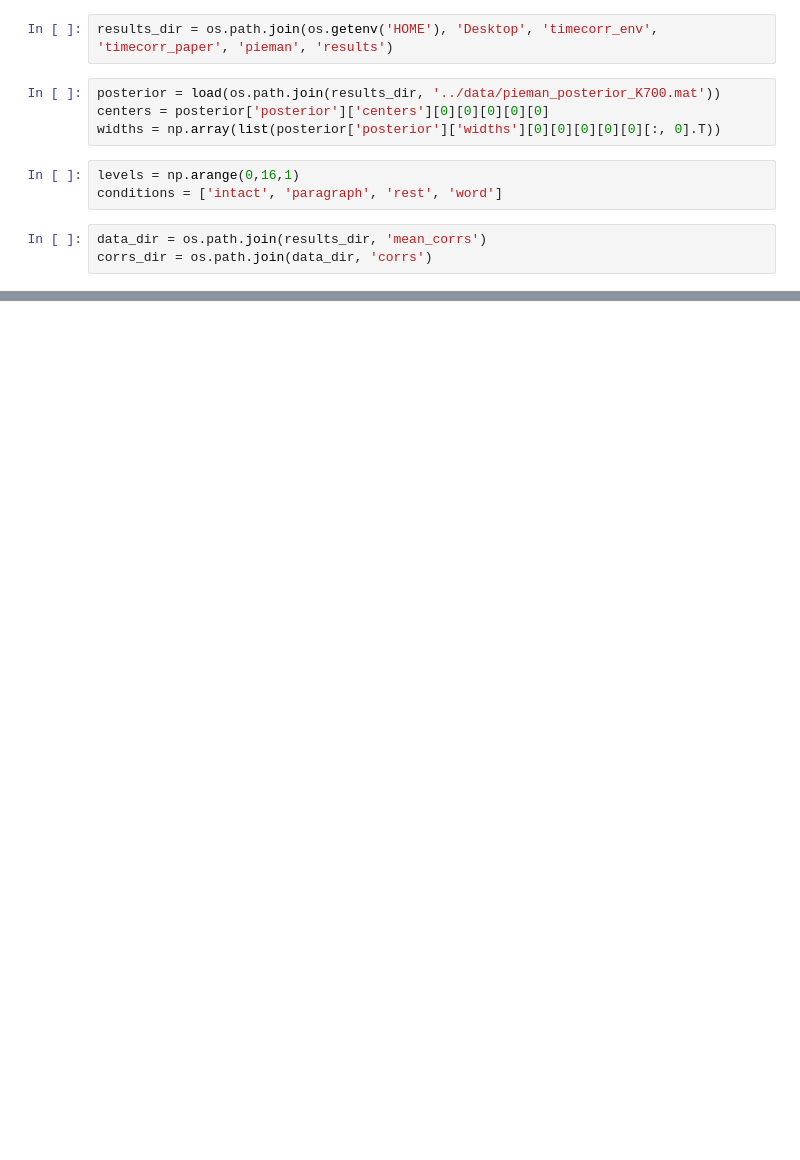
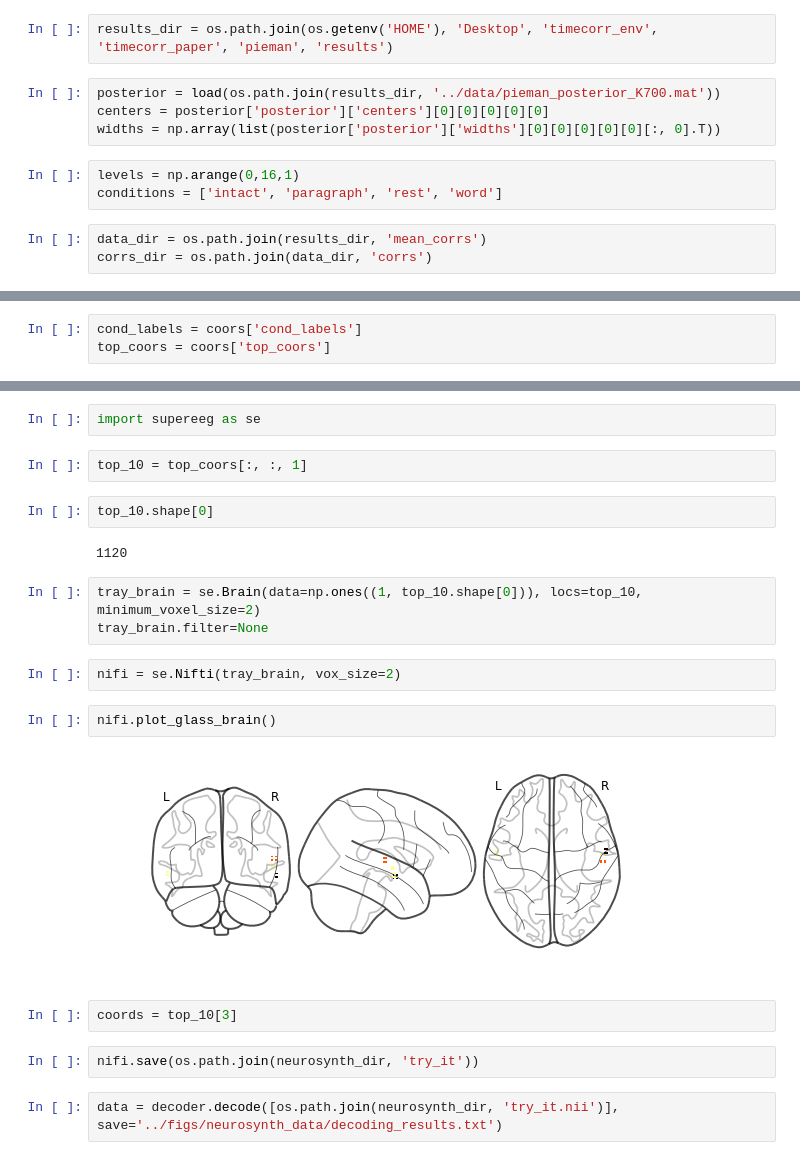
Before and after one commit to ContextLab/timecorr-paper, a Jupyter notebook: code/notebooks/neurosynth_analysis.ipynb, the cells around one changed output, grey strips where cells are left out. Saved outputs shown, nothing was run; the diff lists cells and outputs as text; blank space fills up the shorter version.

```diff
--- a/code/notebooks/neurosynth_analysis.ipynb
+++ b/code/notebooks/neurosynth_analysis.ipynb
@@ -149,0 +176,3 @@ data = decoder.decode(['../figs/neurosynth_data/lev_1_intact_pAgF.nii.gz', '../f
+# %%
+cond_labels = coors['cond_labels']
+top_coors = coors['top_coors']
@@ -150,3 +224,26 @@ data = decoder.decode(['../figs/neurosynth_data/lev_1_intact_pAgF.nii.gz', '../f
+# %%
+import supereeg as se
+# %%
+top_10 = top_coors[:, :, 1]
+# %%
+top_10.shape[0]
+# %% [output]
+1120
+# %%
+tray_brain = se.Brain(data=np.ones((1, top_10.shape[0])), locs=top_10, minimum_voxel_size=2)
+tray_brain.filter=None
+# %%
+nifi = se.Nifti(tray_brain, vox_size=2)
+# %%
+nifi.plot_glass_brain()
+# %% [output]
+[figure, added]
+# %%
+coords = top_10[3]
+# %%
+nifi.save(os.path.join(neurosynth_dir, 'try_it'))
+# %%
+data = decoder.decode([os.path.join(neurosynth_dir, 'try_it.nii')], save='../figs/neurosynth_data/decoding_results.txt')
 # %%
 data
 # %% [output]
```
Also changed, not shown: parts of 32 cells of this notebook, 1 other file.
